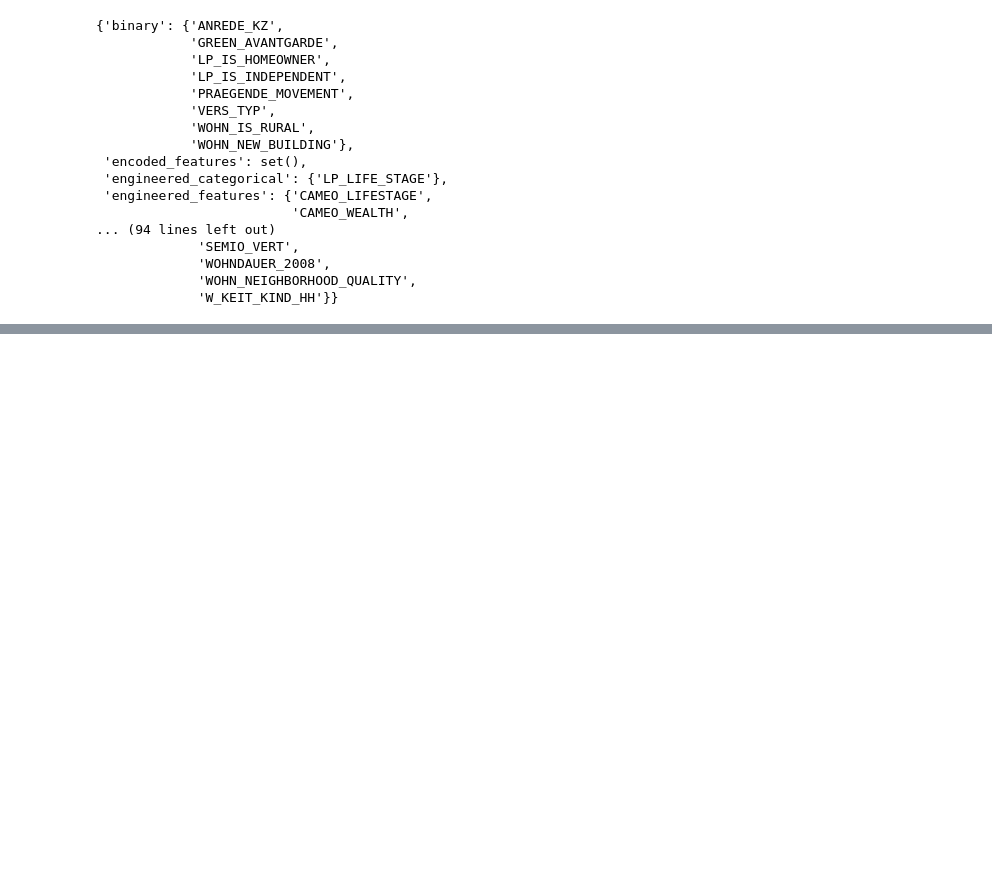
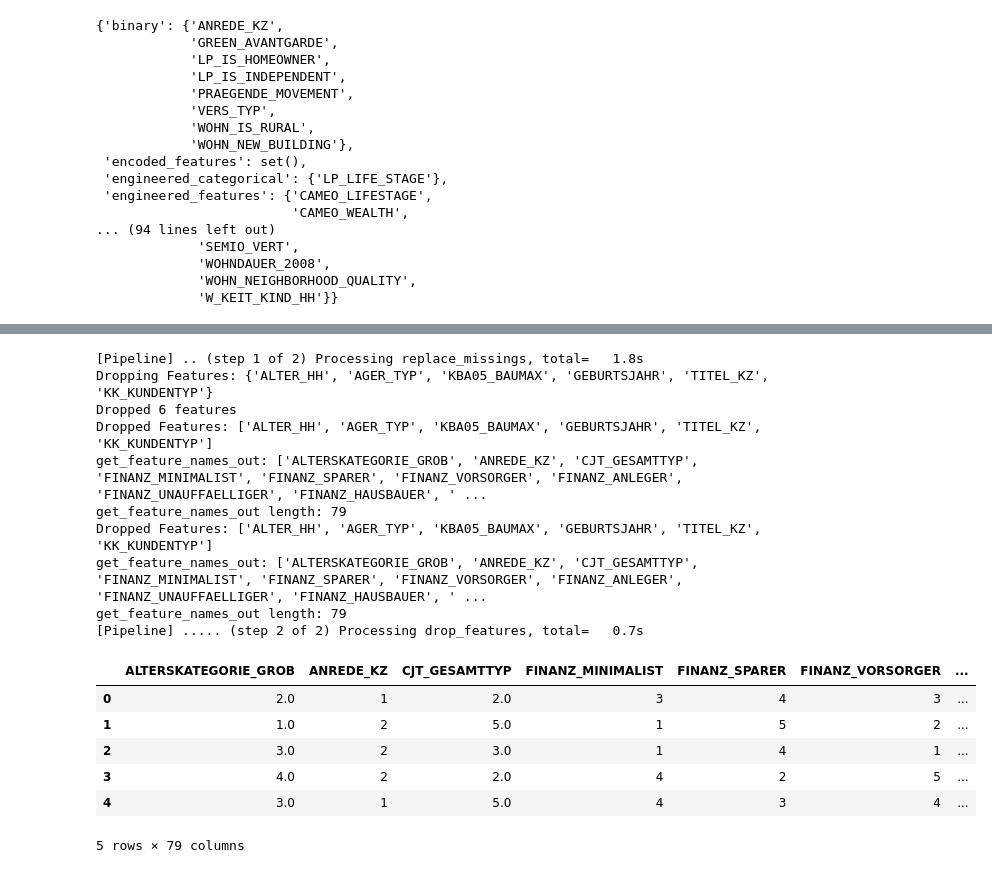
Before and after one commit to kinant/ud-ml-pytorch, a Jupyter notebook: Project 03/identify_customer_segments/testing.py.ipynb, the cells around one changed output, grey strips where cells are left out. Cells and saved outputs as stored; diff of their text form; code cells hidden in the pictures; blank space fills up the shorter version.

Commit message:
PR03 - PP Cleaning Pipeline
Works for steps 1 and 2

```diff
--- a/Project 03/identify_customer_segments/testing.py.ipynb
+++ b/Project 03/identify_customer_segments/testing.py.ipynb
@@ -34,0 +72,21 @@ pprint(preprocessor.feature_groups_)
+# %%
+df_test = preprocessor.clean_data(df_test)
+df_test.head()
+# %% [output]
+[Pipeline] .. (step 1 of 2) Processing replace_missings, total=   1.8s
+Dropping Features: {'ALTER_HH', 'AGER_TYP', 'KBA05_BAUMAX', 'GEBURTSJAHR', 'TITEL_KZ', 'KK_KUNDENTYP'}
+Dropped 6 features
+Dropped Features: ['ALTER_HH', 'AGER_TYP', 'KBA05_BAUMAX', 'GEBURTSJAHR', 'TITEL_KZ', 'KK_KUNDENTYP']
+get_feature_names_out: ['ALTERSKATEGORIE_GROB', 'ANREDE_KZ', 'CJT_GESAMTTYP', 'FINANZ_MINIMALIST', 'FINANZ_SPARER', 'FINANZ_VORSORGER', 'FINANZ_ANLEGER', 'FINANZ_UNAUFFAELLIGER', 'FINANZ_HAUSBAUER', ' ...
+get_feature_names_out length: 79
+Dropped Features: ['ALTER_HH', 'AGER_TYP', 'KBA05_BAUMAX', 'GEBURTSJAHR', 'TITEL_KZ', 'KK_KUNDENTYP']
+get_feature_names_out: ['ALTERSKATEGORIE_GROB', 'ANREDE_KZ', 'CJT_GESAMTTYP', 'FINANZ_MINIMALIST', 'FINANZ_SPARER', 'FINANZ_VORSORGER', 'FINANZ_ANLEGER', 'FINANZ_UNAUFFAELLIGER', 'FINANZ_HAUSBAUER', ' ...
+get_feature_names_out length: 79
+[Pipeline] ..... (step 2 of 2) Processing drop_features, total=   0.7s
+|  | ALTERSKATEGORIE_GROB | ANREDE_KZ | CJT_GESAMTTYP | FINANZ_MINIMALIST | FINANZ_SPARER | FINANZ_VORSORGER | ... |
+| 0 | 2.0 | 1 | 2.0 | 3 | 4 | 3 | ... |
+| 1 | 1.0 | 2 | 5.0 | 1 | 5 | 2 | ... |
+| 2 | 3.0 | 2 | 3.0 | 1 | 4 | 1 | ... |
+| 3 | 4.0 | 2 | 2.0 | 4 | 2 | 5 | ... |
+| 4 | 3.0 | 1 | 5.0 | 4 | 3 | 4 | ... |
+5 rows × 79 columns
```
Also changed, not shown: parts of 5 cells of this notebook, 3 other files.
